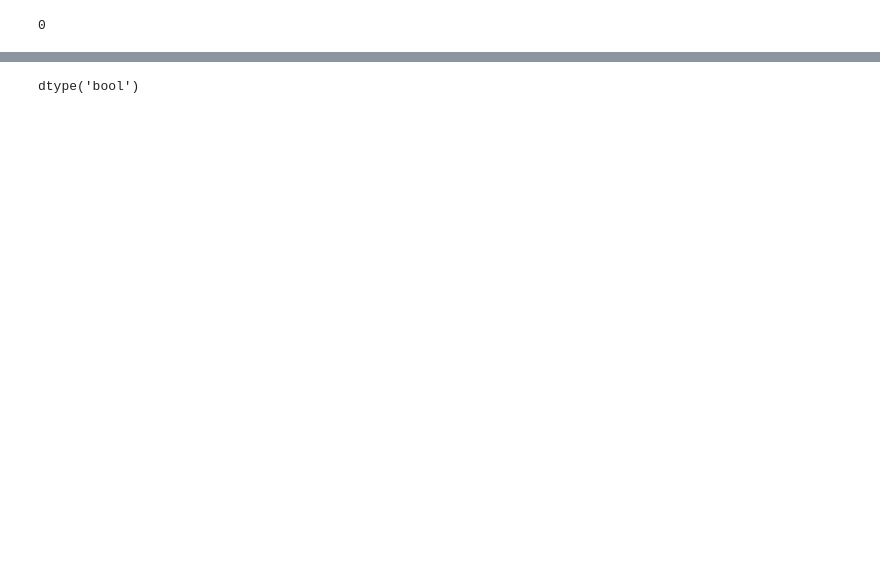
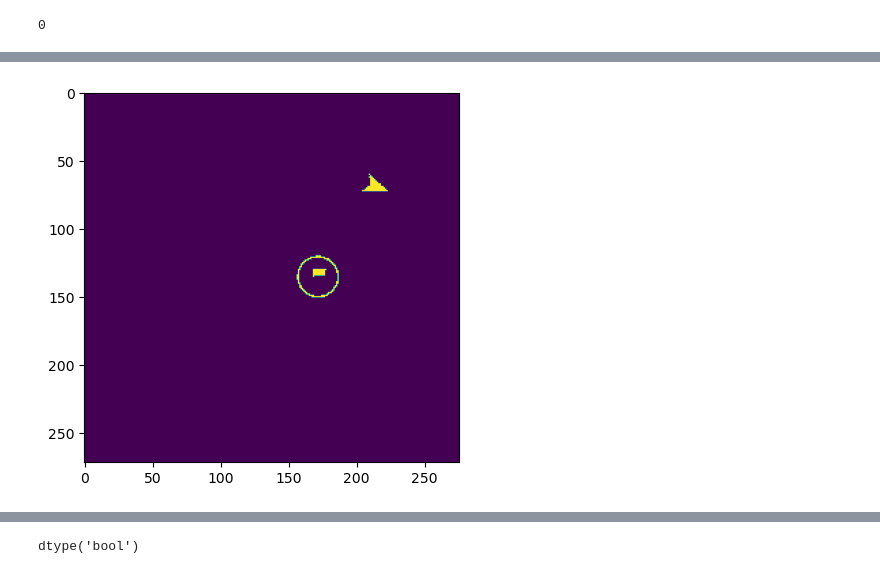
Before and after one commit to drybashlykov/blitz_DS, a Jupyter notebook: notebooks/Untitled.ipynb, the cells around one changed output, grey strips where cells are left out. Saved outputs shown, nothing was run; the diff lists cells and outputs as text; code cells hidden in the pictures; blank space fills up the shorter version.

```diff
--- a/notebooks/Untitled.ipynb
+++ b/notebooks/Untitled.ipynb
@@ -116,2 +47,4 @@ play_sequence(seq)
 # %%
 test_frame = seq[:,:,:,500].copy()
+# %%
+test_frame_gray = test_frame[:,:,:].sum(axis = 2)
@@ -118,3 +55,8 @@ test_frame = seq[:,:,:,500].copy()
+# %%
+plt.imshow(test_frame_gray > 700)
+plt.show()
+# %% [output]
+[figure, added]
 # %%
 from scipy.ndimage import gaussian_filter
 from sklearn.cluster import KMeans
```
Also changed, not shown: parts of 16 cells of this notebook, 1 other file.
